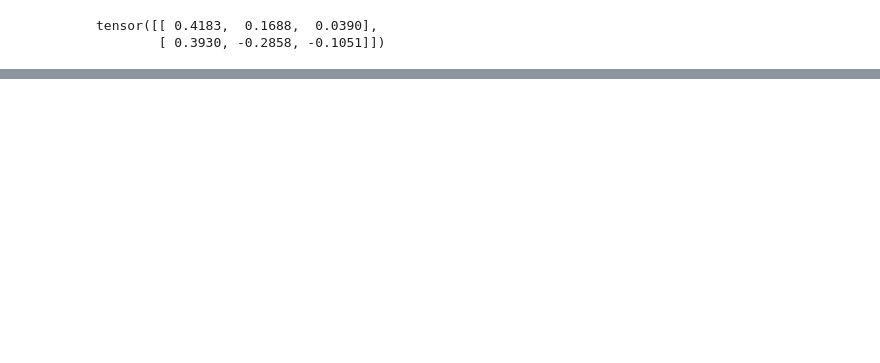
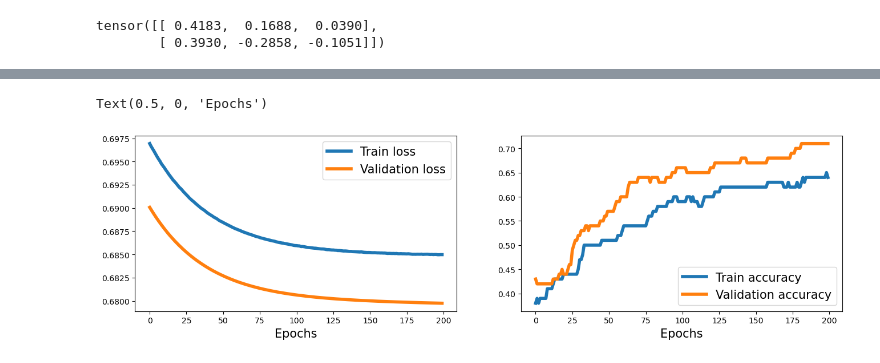
Before and after one commit to RiccardoTonioloDev/ML-w-PyTorch, a Jupyter notebook: PyTorch Deep Dive/mechanics_of_pytorch.ipynb, the cells around one changed output, grey strips where cells are left out. Drawn from its saved outputs; the diff is of its cells as text; code cells hidden in the pictures; blank space fills up the shorter version.

```diff
--- a/PyTorch Deep Dive/mechanics_of_pytorch.ipynb
+++ b/PyTorch Deep Dive/mechanics_of_pytorch.ipynb
@@ -61,0 +165,43 @@ tensor([[ 0.4183,  0.1688,  0.0390],
+# %%
+torch.manual_seed(1)
+num_epochs = 200
+def train(model,num_epochs,train_dl,x_valid,y_valid):
+    loss_hist_train = [0]*num_epochs
+    accuracy_hist_train = [0]*num_epochs
+    loss_hist_valid= [0]*num_epochs
+    accuracy_hist_valid= [0]*num_epochs
+    for epoch in range(num_epochs):
+        for x_batch, y_batch in train_dl:
+            pred = model(x_batch)[:,0]
+            loss = loss_fn(pred,y_batch)
+            loss.backward()
+            optimizer.step()
+            optimizer.zero_grad()
+            loss_hist_train[epoch] += loss.item()
+            is_correct = ((pred>=0.5).float() == y_batch).float()
+            accuracy_hist_train[epoch] += is_correct.mean()
+        loss_hist_train[epoch] /= n_train/batch_size
+        accuracy_hist_train[epoch] /= n_train/batch_size
+        pred = model(x_valid)[:,0]
+        loss = loss_fn(pred,y_valid)
+        loss_hist_valid[epoch] = loss.item()
+        is_correct = ((pred>=0.5).float() == y_valid).float()
+        accuracy_hist_valid[epoch] = is_correct.mean()
+    return loss_hist_train,loss_hist_valid,accuracy_hist_train,accuracy_hist_valid
+
+history = train(model,num_epochs,train_dl,x_valid,y_valid)
+# %%
+fig = plt.figure(figsize=(16,4))
+ax = fig.add_subplot(1,2,1)
+plt.plot(history[0],lw=4)
+plt.plot(history[1],lw=4)
+plt.legend(["Train loss","Validation loss"],fontsize=15)
+ax.set_xlabel("Epochs",size=15)
+ax = fig.add_subplot(1,2,2)
+plt.plot(history[2],lw=4)
+plt.plot(history[3],lw=4)
+plt.legend(["Train accuracy","Validation accuracy"],fontsize=15)
+ax.set_xlabel("Epochs",size=15)
+# %% [output]
+Text(0.5, 0, 'Epochs')
+[figure, added]
```
Also changed, not shown: parts of 20 cells of this notebook.
